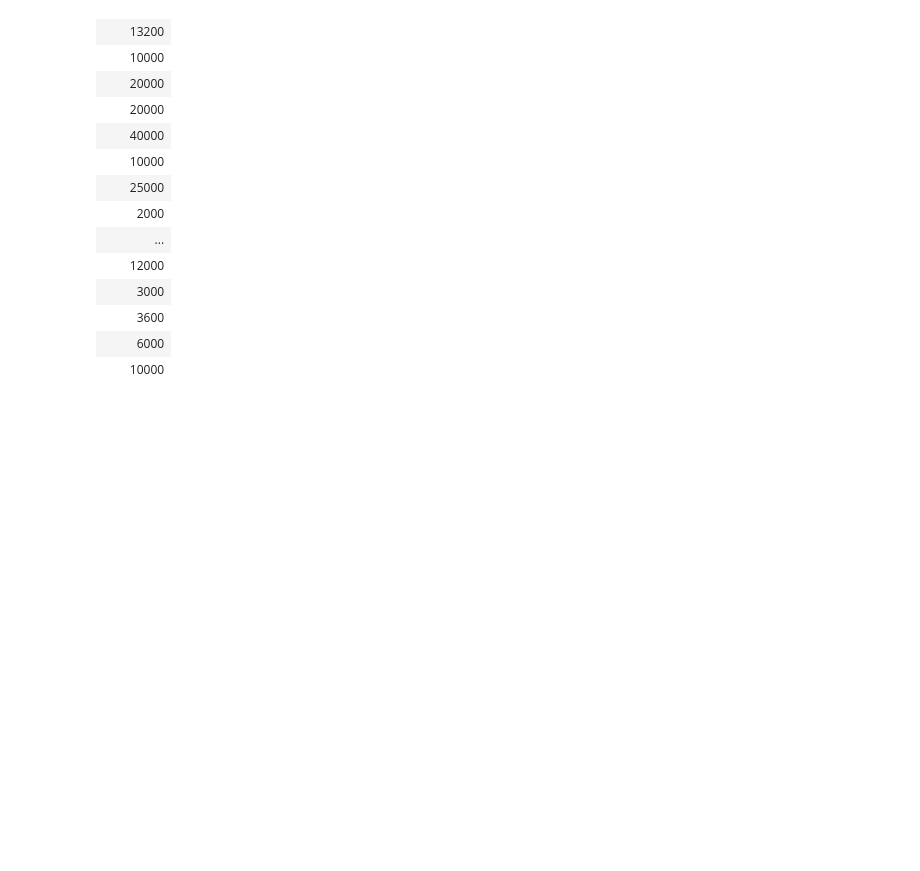
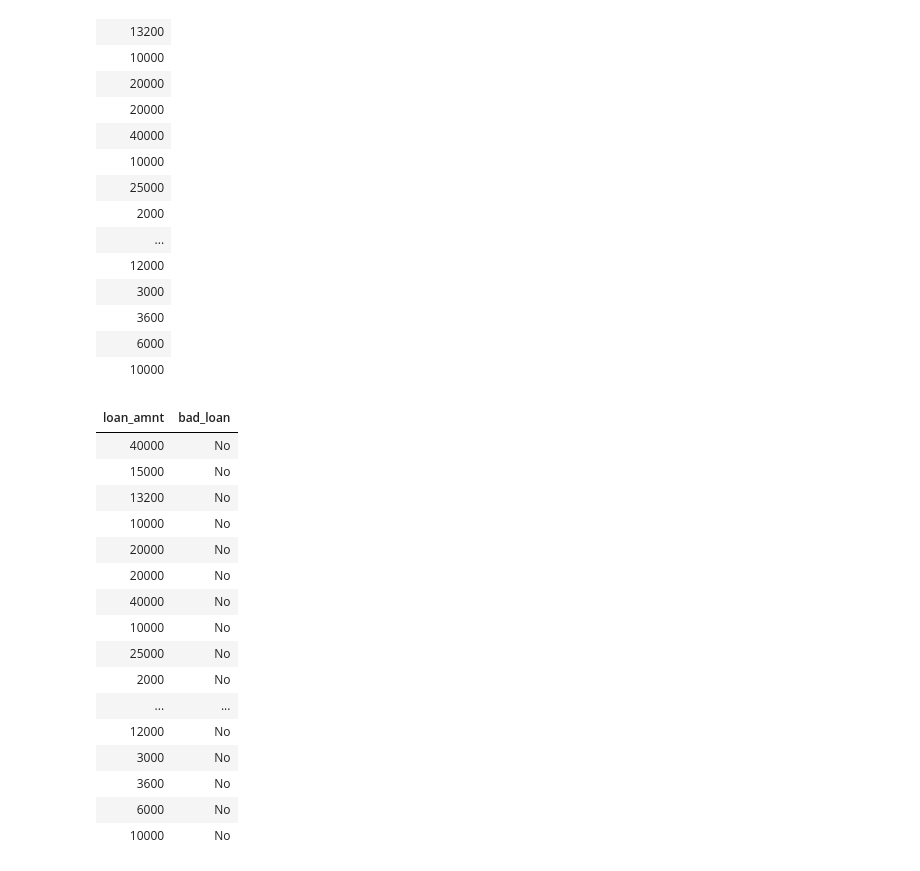
Before and after one commit to nortonlyr/spark_machine_learning_exercise_telco, a Jupyter notebook: LendingClubData/LendingClubEDA.ipynb, the cells around one changed output. Saved outputs shown, nothing was run; the diff lists cells and outputs as text; code cells hidden in the pictures; blank space fills up the shorter version.

```diff
--- a/LendingClubData/LendingClubEDA.ipynb
+++ b/LendingClubData/LendingClubEDA.ipynb
@@ -268,3 +268,25 @@ FROM lc_loan_data
 | 3600 |
 | 6000 |
 | 10000 |
+# %%
+%sql
+SELECT loan_amnt, bad_loan
+FROM lc_loan_data
+# %% [output]
+| loan_amnt | bad_loan |
+| 40000 | No |
+| 15000 | No |
+| 13200 | No |
+| 10000 | No |
+| 20000 | No |
+| 20000 | No |
+| 40000 | No |
+| 10000 | No |
+| 25000 | No |
+| 2000 | No |
+| ... | ... |
+| 12000 | No |
+| 3000 | No |
+| 3600 | No |
+| 6000 | No |
+| 10000 | No |
```
Also changed, not shown: parts of 13 cells of this notebook, 1 other file.
